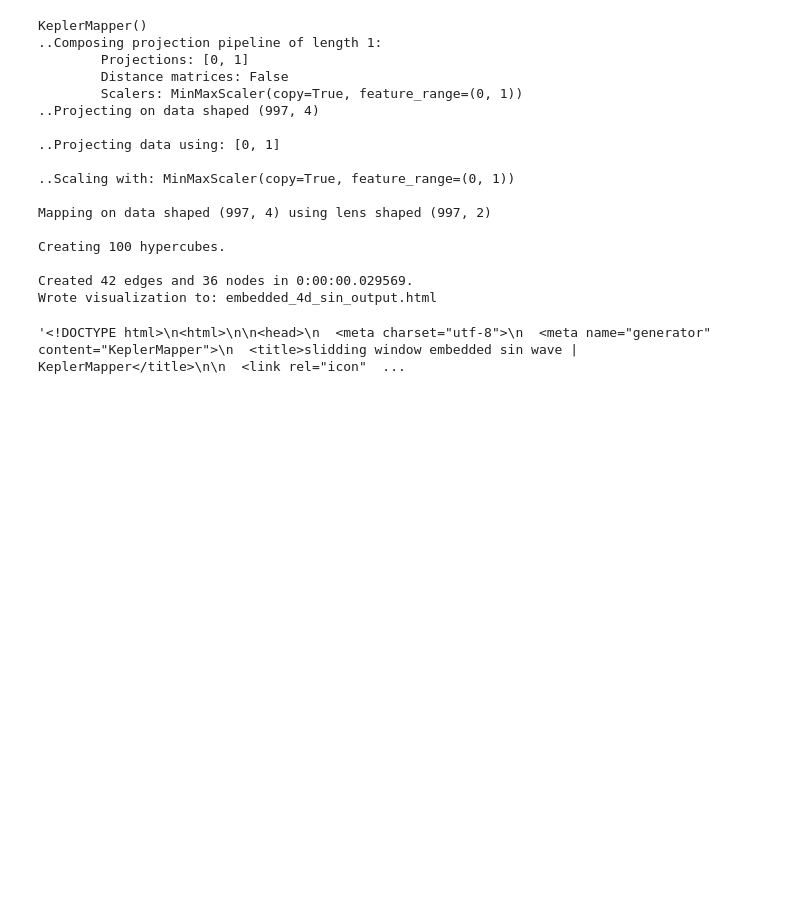
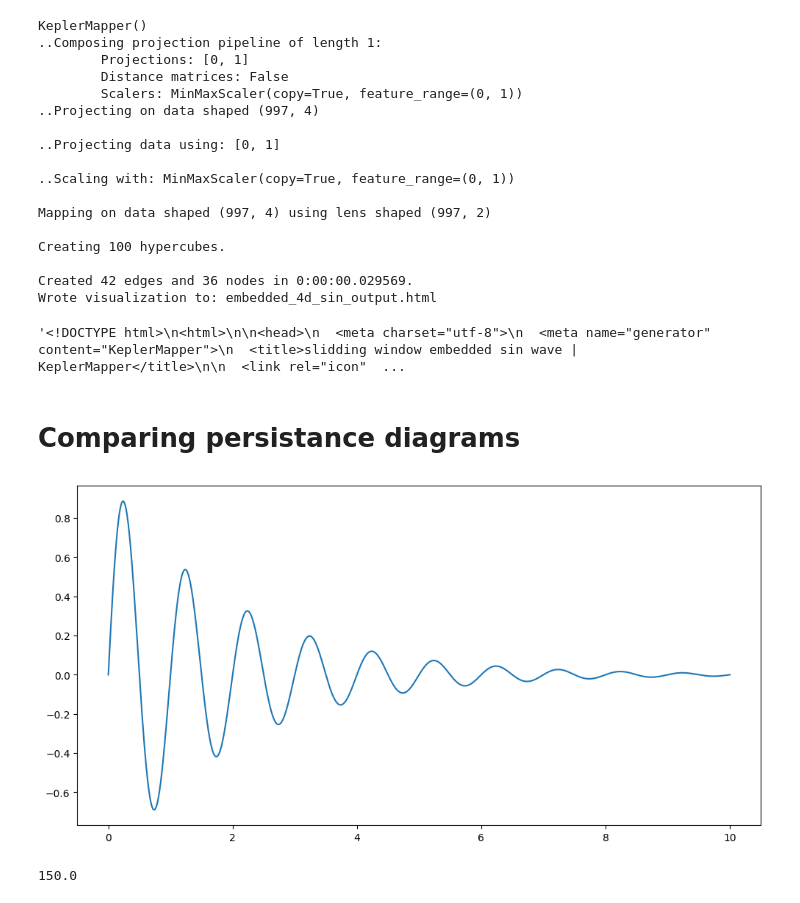
Before and after one commit to john-waczak/tda-demos, a Jupyter notebook: notebooks/Sliding Window Embeding Demo.ipynb, the cells around one changed output. Saved outputs shown, nothing was run; the diff lists cells and outputs as text; code cells hidden in the pictures; blank space fills up the shorter version.

```diff
--- a/notebooks/Sliding Window Embeding Demo.ipynb
+++ b/notebooks/Sliding Window Embeding Demo.ipynb
@@ -160,3 +160,34 @@ Creating 100 hypercubes.
 Created 42 edges and 36 nodes in 0:00:00.029569.
 Wrote visualization to: embedded_4d_sin_output.html
 '<!DOCTYPE html>\n<html>\n\n<head>\n  <meta charset="utf-8">\n  <meta name="generator" content="KeplerMapper">\n  <title>slidding window embedded sin wave | KeplerMapper</title>\n\n  <link rel="icon"  ...
+# %% [markdown]
+# Comparing persistance diagrams
+# %%
+y3 = y1*np.exp(-0.5*t)
+plt.figure(figsize=(12,6))
+plt.plot(t, y3)
+plt.show()
+# %% [output]
+[figure, added]
+# %%
+# for analysis, create 1.5 second windows
+dt = 10/1000
+print(1.5/dt)
+N_window = int(1.5/dt)
+
+def plot_persistance_decay(t=0):
+    N
+    y = y3[N:N+N_window]
+    # embed into 4-d
+    emb4 = embed_Nd(y, N=4)
+
+    # create persistance diagram
+    plt.figure(figsize=(12,6))
+
+    # standard scikit-learn syntax
+    rips = Rips()
+    diagrams = rips.fit_transform(emb4)
+    rips.plot(diagrams)
+    plt.title('Persistance Diagram for t={}s'.format(N*dt))
+# %% [output]
+150.0
```
Also changed, not shown: parts of 1 cell of this notebook.
